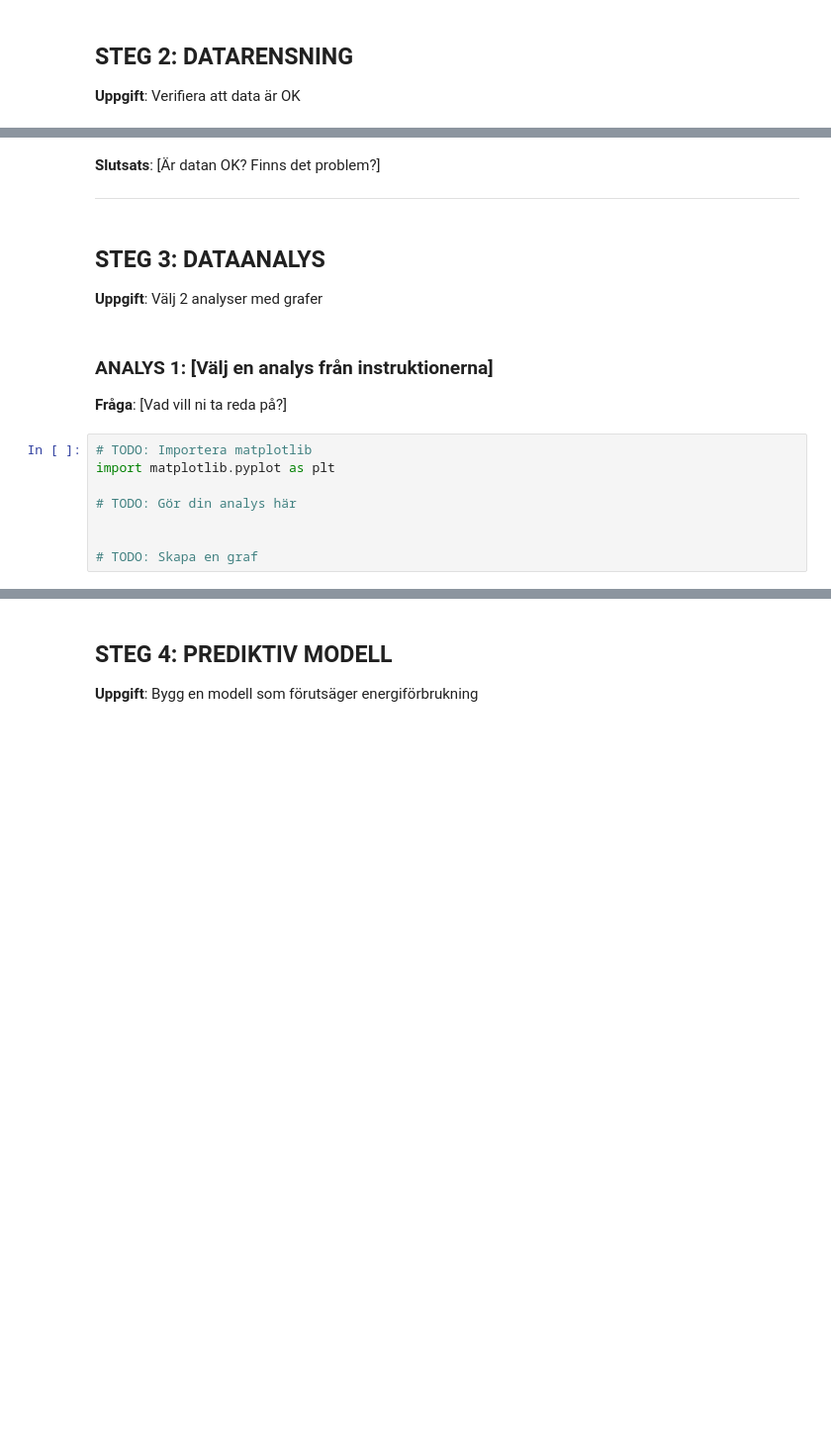
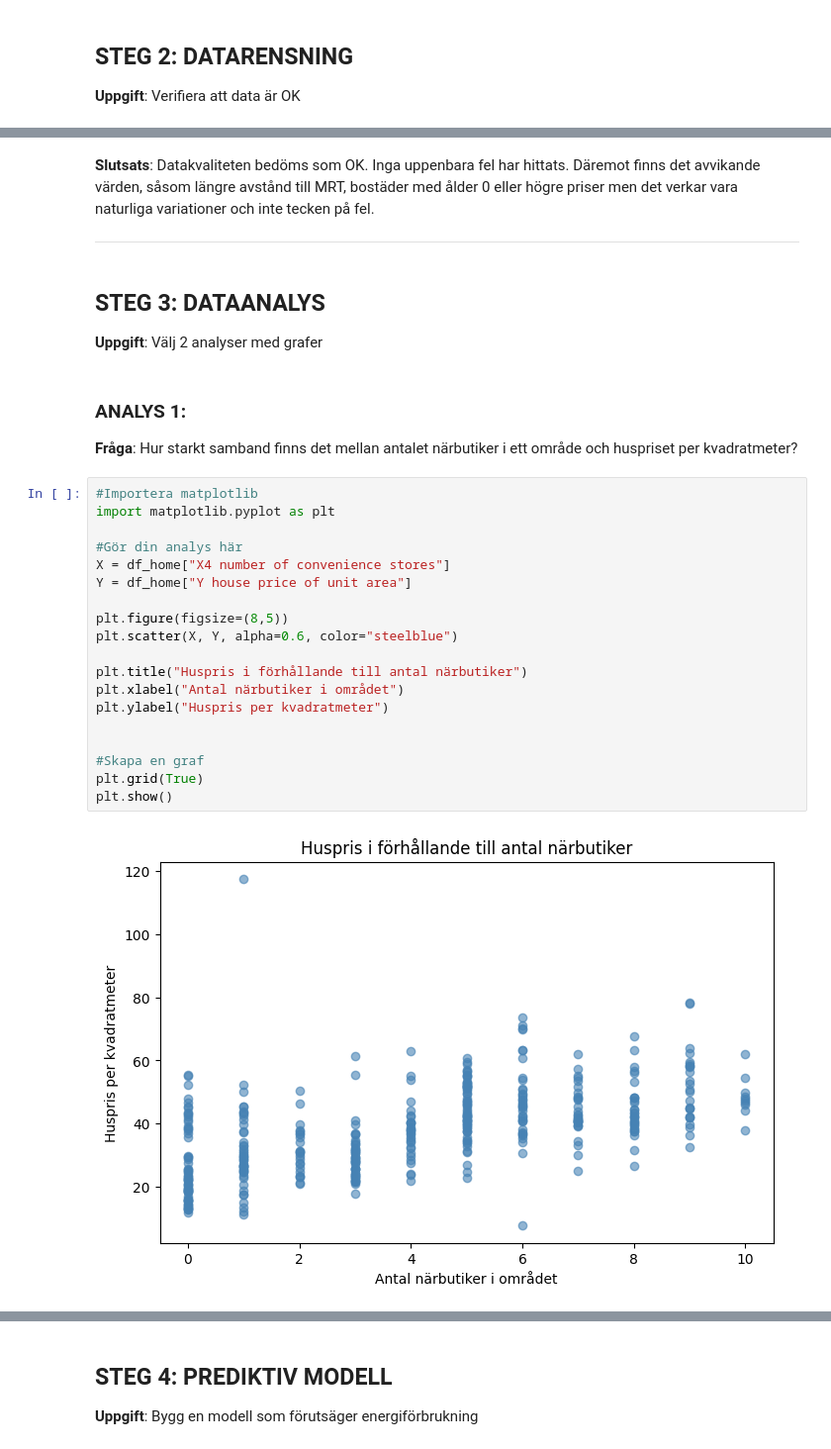
Before and after one commit to patriciaanna6/big-data-iot-labs, a Jupyter notebook: mini-projekt/Mini_Projekt_Mall.ipynb, the cells around one changed output, grey strips where cells are left out. Shown: that part at 99% size. Saved outputs shown, nothing was run; the diff lists cells and outputs as text; blank space fills up the shorter version.

```diff
--- a/mini-projekt/Mini_Projekt_Mall.ipynb
+++ b/mini-projekt/Mini_Projekt_Mall.ipynb
@@ -101,7 +102,7 @@ Antal dubletter (hela rader som är kopior):
 394     24.95544     121.49630                        24.7
 409     24.94155     121.50381                        15.4
 # %% [markdown]
-**Slutsats**: [Är datan OK? Finns det problem?]
+**Slutsats**: Datakvaliteten bedöms som OK. Inga uppenbara fel har hittats. Däremot finns det avvikande värden, såsom längre avstånd till MRT, bostäder med ålder 0 eller högre priser men det verkar vara naturliga variationer och inte tecken på fel.
 
 ---
 # %% [markdown]
@@ -109,15 +110,28 @@ Antal dubletter (hela rader som är kopior):
 
 **Uppgift**: Välj 2 analyser med grafer
 # %% [markdown]
-### ANALYS 1: [Välj en analys från instruktionerna]
+### ANALYS 1:
 
-**Fråga**: [Vad vill ni ta reda på?]
+**Fråga**: Hur starkt samband finns det mellan antalet närbutiker i ett område och huspriset per kvadratmeter?
 # %%
-# TODO: Importera matplotlib
+#Importera matplotlib
 import matplotlib.pyplot as plt
 
-# TODO: Gör din analys här
+#Gör din analys här
+X = df_home["X4 number of convenience stores"]
+Y = df_home["Y house price of unit area"]
+
+plt.figure(figsize=(8,5))
+plt.scatter(X, Y, alpha=0.6, color="steelblue")
+
+plt.title("Huspris i förhållande till antal närbutiker")
+plt.xlabel("Antal närbutiker i området")
+plt.ylabel("Huspris per kvadratmeter")
 
 
-# TODO: Skapa en graf
+#Skapa en graf
+plt.grid(True)
+plt.show()
+# %% [output]
+[figure, added]
 # %% [markdown]
```
Also changed, not shown: parts of 13 cells of this notebook, 1 other file.
